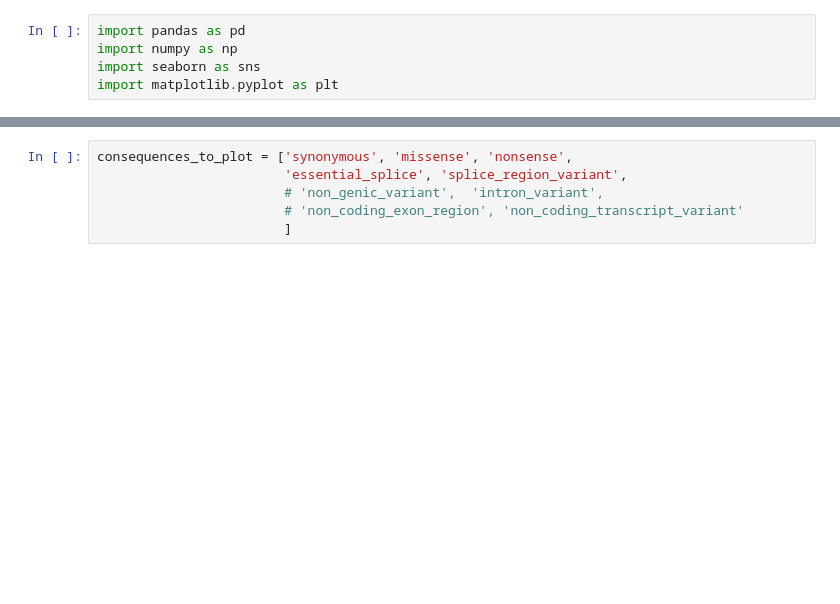
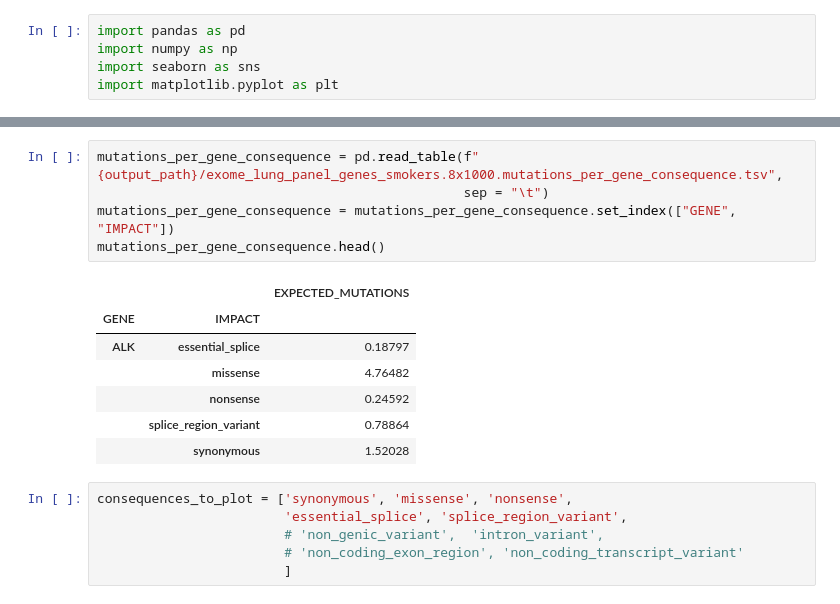
Before and after one commit to bbglab/deepCSA, a Jupyter notebook: assets/assess_panel/panel.ipynb, the cells around one changed output, grey strips where cells are left out. Drawn from its saved outputs; the diff is of its cells as text; blank space fills up the shorter version.

```diff
--- a/assets/assess_panel/panel.ipynb
+++ b/assets/assess_panel/panel.ipynb
@@ -95,3 +56,16 @@ Name: ADJUSTED_DEPTH, dtype: float64
+# %%
+mutations_per_gene_consequence = pd.read_table(f"{output_path}/exome_lung_panel_genes_smokers.8x1000.mutations_per_gene_consequence.tsv",
+                                               sep = "\t")
+mutations_per_gene_consequence = mutations_per_gene_consequence.set_index(["GENE", "IMPACT"])
+mutations_per_gene_consequence.head()
+# %% [output]
+|  |  | EXPECTED_MUTATIONS |
+| GENE | IMPACT |  |
+| ALK | essential_splice | 0.18797 |
+|  | missense | 4.76482 |
+|  | nonsense | 0.24592 |
+|  | splice_region_variant | 0.78864 |
+|  | synonymous | 1.52028 |
 # %%
 consequences_to_plot = ['synonymous', 'missense', 'nonsense',
                         'essential_splice', 'splice_region_variant',
```
Also changed, not shown: parts of 17 cells of this notebook.
